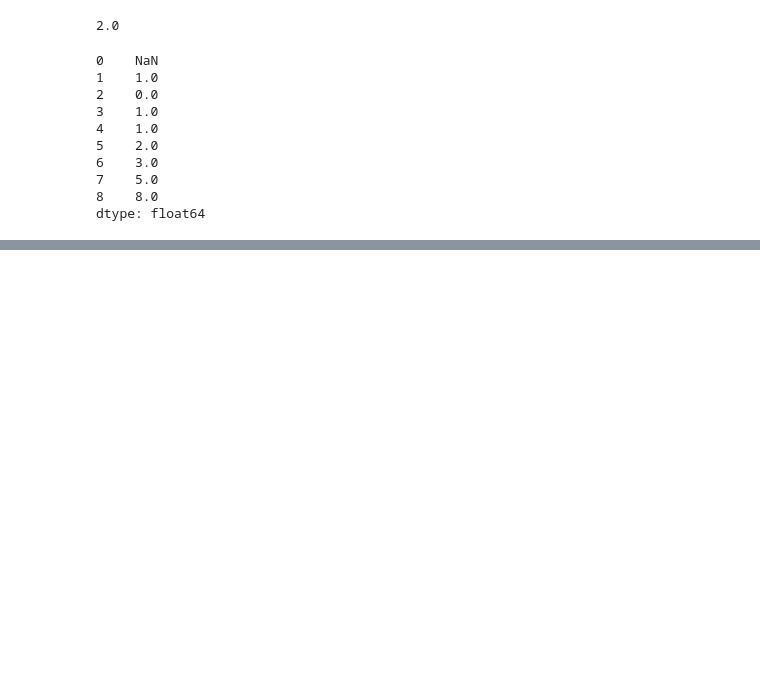
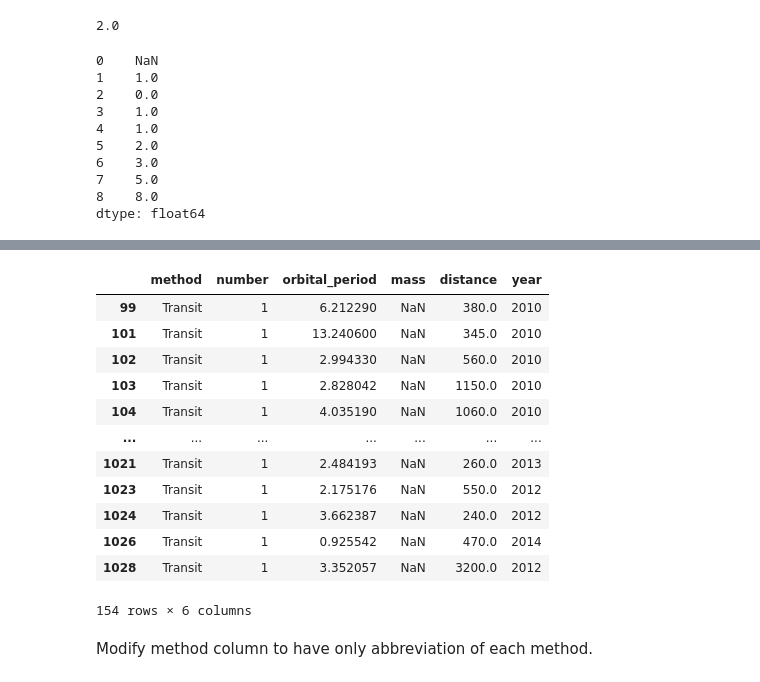
Before and after one commit to iamridam/Data-Science, a Jupyter notebook: Numpy_Practice.ipynb, the cells around one changed output, grey strips where cells are left out. Cells and saved outputs as stored; diff of their text form; code cells hidden in the pictures; blank space fills up the shorter version.

```diff
--- a/Numpy_Practice.ipynb
+++ b/Numpy_Practice.ipynb
@@ -234,0 +270,6 @@ True
+# %%
+import seaborn as sns
+import numpy as np
+import pandas as pd
+
+df = sns.load_dataset('planets')
@@ -234,0 +280,6 @@ True
+# %%
+for row in df.index:
+  for col in df.columns:
+    if pd.isnull(df.loc[row,col]):
+      df.drop(row, inplace = True)
+      break
@@ -234,0 +299,21 @@ True
+# %%
+per_75 = df.distance.quantile(0.75)
+df[(df['year'] >= 2010) &
+    ((df['method']=='Radial Velocity') | (df['method']=='Transit')) &
+    (df['distance'] > per_75)]
+# %% [output]
+|  | method | number | orbital_period | mass | distance | year |
+| 99 | Transit | 1 | 6.212290 | NaN | 380.0 | 2010 |
+| 101 | Transit | 1 | 13.240600 | NaN | 345.0 | 2010 |
+| 102 | Transit | 1 | 2.994330 | NaN | 560.0 | 2010 |
+| 103 | Transit | 1 | 2.828042 | NaN | 1150.0 | 2010 |
+| 104 | Transit | 1 | 4.035190 | NaN | 1060.0 | 2010 |
+| ... | ... | ... | ... | ... | ... | ... |
+| 1021 | Transit | 1 | 2.484193 | NaN | 260.0 | 2013 |
+| 1023 | Transit | 1 | 2.175176 | NaN | 550.0 | 2012 |
+| 1024 | Transit | 1 | 3.662387 | NaN | 240.0 | 2012 |
+| 1026 | Transit | 1 | 0.925542 | NaN | 470.0 | 2014 |
+| 1028 | Transit | 1 | 3.352057 | NaN | 3200.0 | 2012 |
+154 rows × 6 columns
+# %% [markdown]
+Modify method column to have only abbreviation of each method.
```
Also changed, not shown: parts of 23 cells of this notebook.
